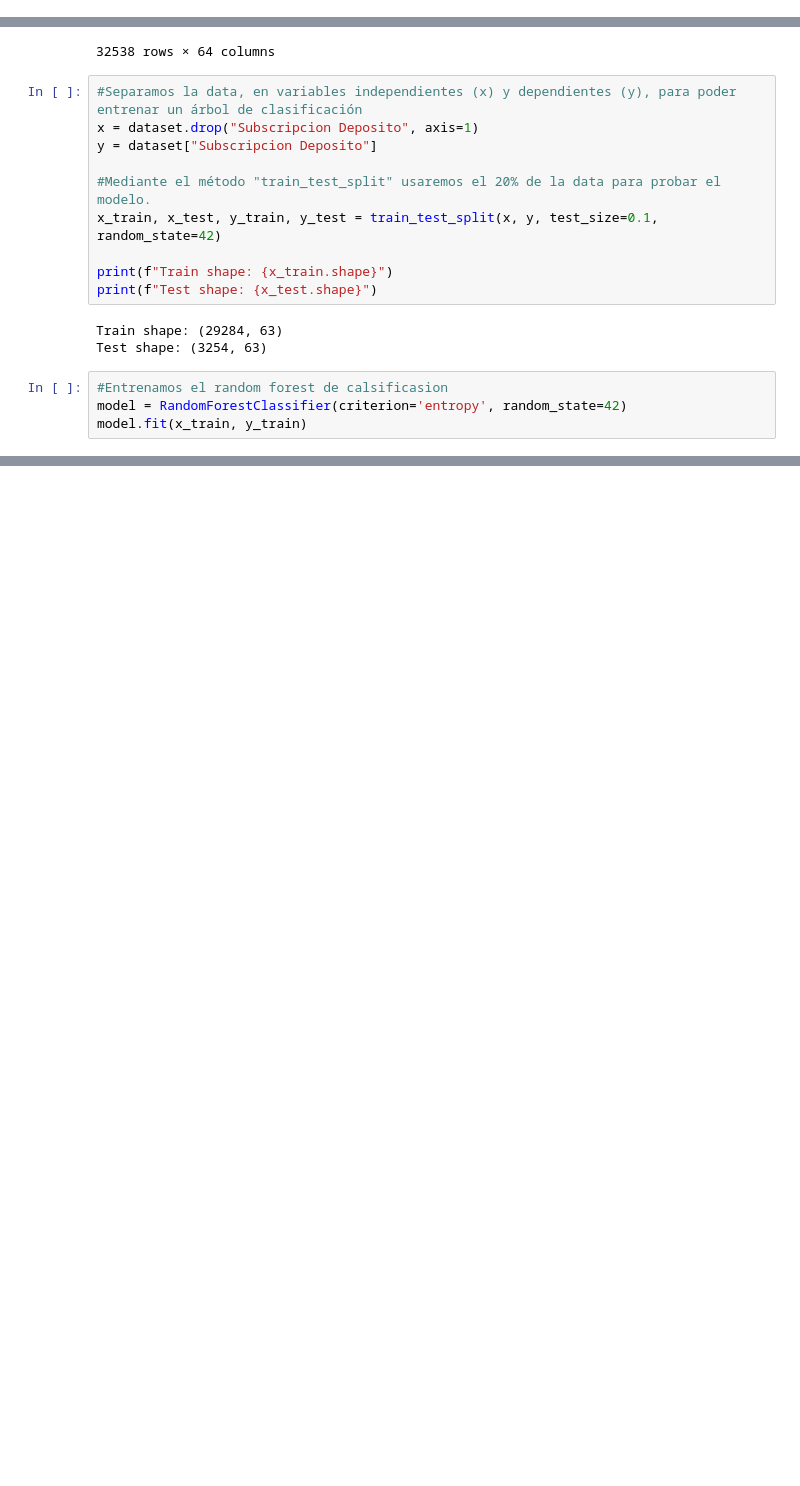
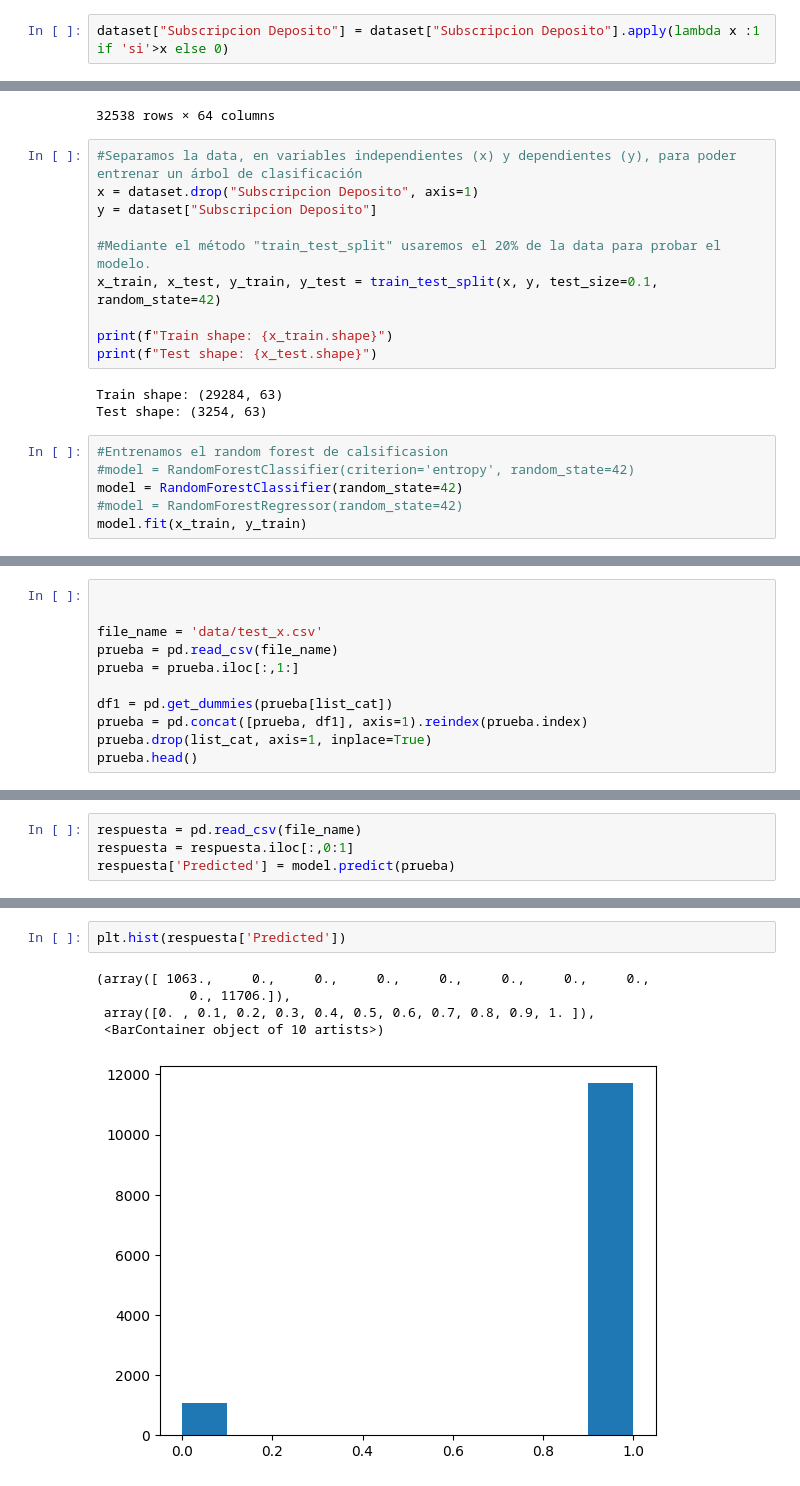
Before and after one commit to johnkbarrera/ML_course_challenge, a Jupyter notebook: exploración.ipynb, the cells around one changed output, grey strips where cells are left out. Saved outputs shown, nothing was run; the diff lists cells and outputs as text; blank space fills up the shorter version.

```diff
--- a/exploración.ipynb
+++ b/exploración.ipynb
@@ -143,5 +143,7 @@ dataset['Resultado Campaña Anterior'] = dataset['Resultado Campaña Anterior'].
             'Prestamo Vivienda', 'Prestamo Personal', 'Contacto', 'Mes',
             'Dia Semana', 'Resultado Campaña Anterior']
+# %%
+dataset["Subscripcion Deposito"] = dataset["Subscripcion Deposito"].apply(lambda x :1 if 'si'>x else 0)
 # %%
 df1 = pd.get_dummies(dataset[list_cat])
 dataset = pd.concat([dataset, df1], axis=1).reindex(dataset.index)
@@ -176,6 +178,8 @@ Train shape: (29284, 63)
 Test shape: (3254, 63)
 # %%
 #Entrenamos el random forest de calsificasion
-model = RandomForestClassifier(criterion='entropy', random_state=42)
+#model = RandomForestClassifier(criterion='entropy', random_state=42)
+model = RandomForestClassifier(random_state=42)
+#model = RandomForestRegressor(random_state=42)
 model.fit(x_train, y_train)
 # %% [output]
@@ -197,0 +221,11 @@ Validation = 0.9106
+# %%
+
+
+file_name = 'data/test_x.csv'
+prueba = pd.read_csv(file_name)
+prueba = prueba.iloc[:,1:]
+
+df1 = pd.get_dummies(prueba[list_cat])
+prueba = pd.concat([prueba, df1], axis=1).reindex(prueba.index)
+prueba.drop(list_cat, axis=1, inplace=True)
+prueba.head()
@@ -197,0 +258,4 @@ Validation = 0.9106
+# %%
+respuesta = pd.read_csv(file_name)
+respuesta = respuesta.iloc[:,0:1]
+respuesta['Predicted'] = model.predict(prueba)
@@ -197,0 +271,8 @@ Validation = 0.9106
+# %%
+plt.hist(respuesta['Predicted'])
+# %% [output]
+(array([ 1063.,     0.,     0.,     0.,     0.,     0.,     0.,     0.,
+            0., 11706.]),
+ array([0. , 0.1, 0.2, 0.3, 0.4, 0.5, 0.6, 0.7, 0.8, 0.9, 1. ]),
+ <BarContainer object of 10 artists>)
+[figure, added]
```
Also changed, not shown: parts of 11 cells of this notebook.
